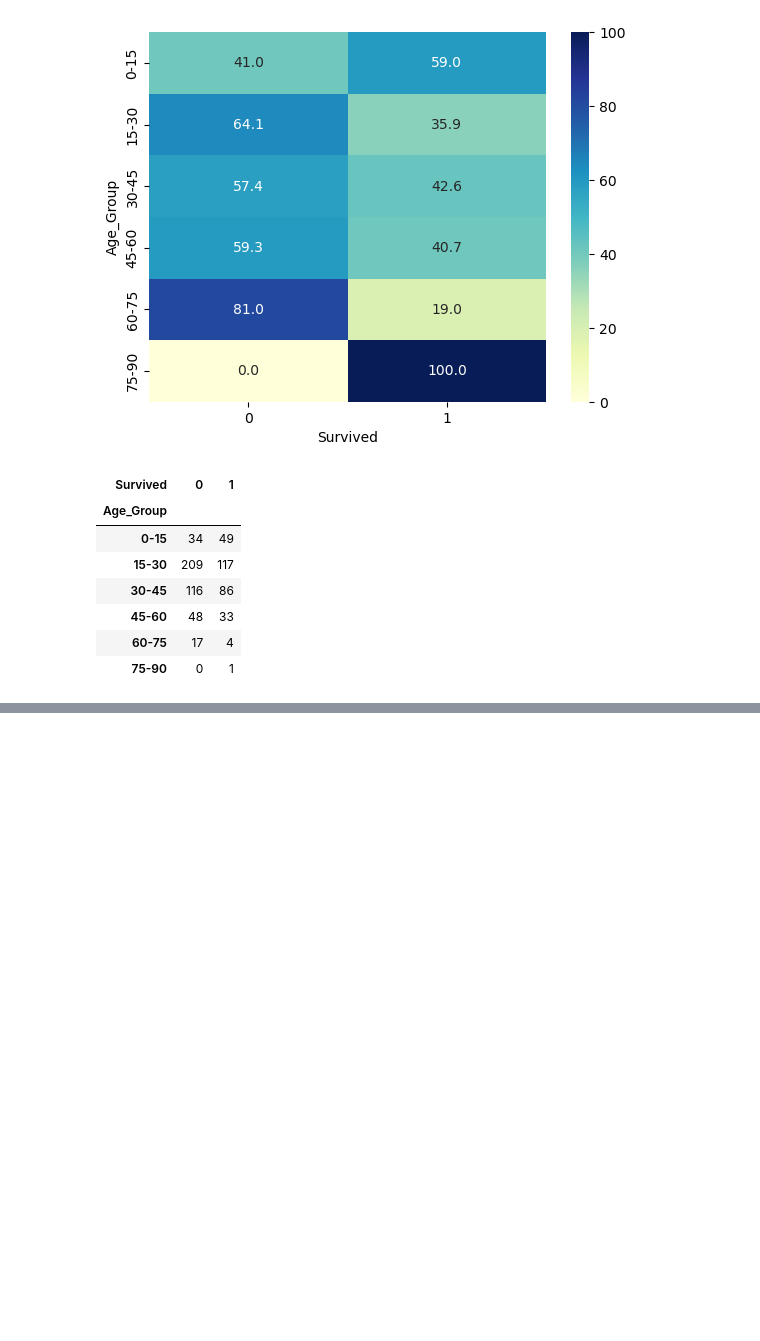
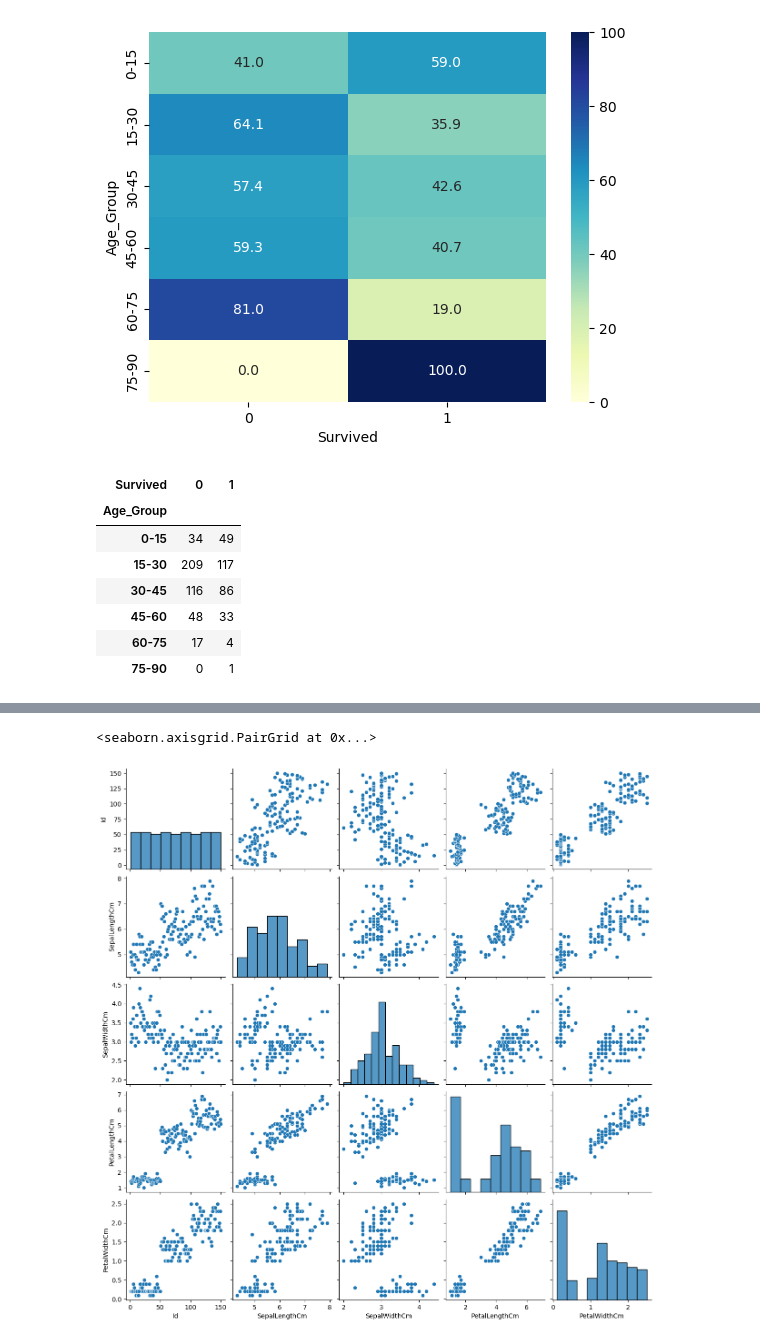
Before and after one commit to tanvir-sec15/Machine_Learning, a Jupyter notebook: Multivariate Analysis.ipynb, the cells around one changed output, grey strips where cells are left out. Cells and saved outputs as stored; diff of their text form; code cells hidden in the pictures; blank space fills up the shorter version.

```diff
--- a/Multivariate Analysis.ipynb
+++ b/Multivariate Analysis.ipynb
@@ -126,0 +157,7 @@ pd.crosstab(titanic['Age_Group'],titanic['Survived'])
+# %%
+sns.pairplot(iris)
+
+#
+# %% [output]
+<seaborn.axisgrid.PairGrid at 0x...>
+[figure, added]
```
Also changed, not shown: parts of 9 cells of this notebook.
